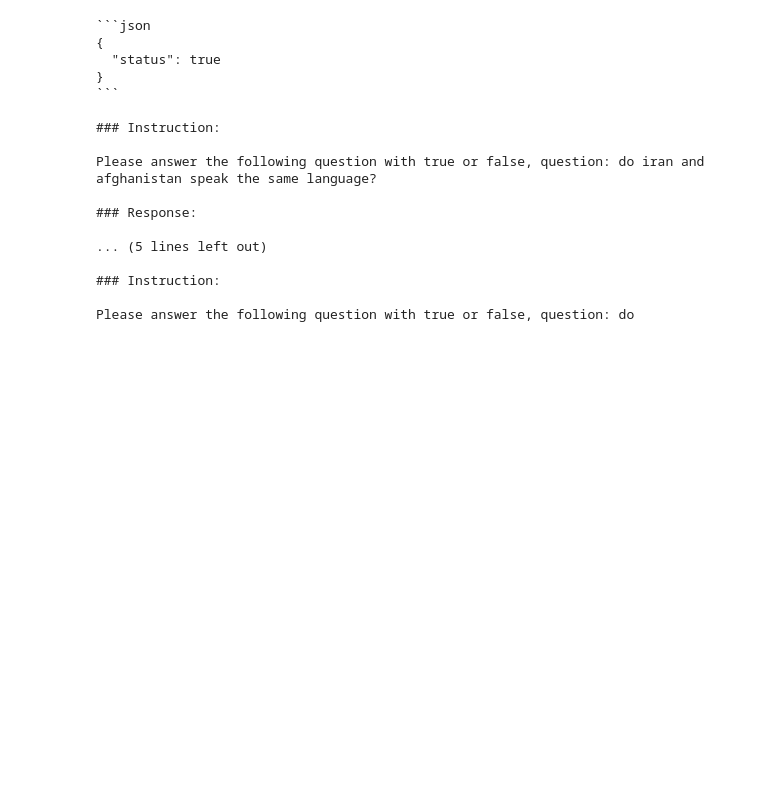
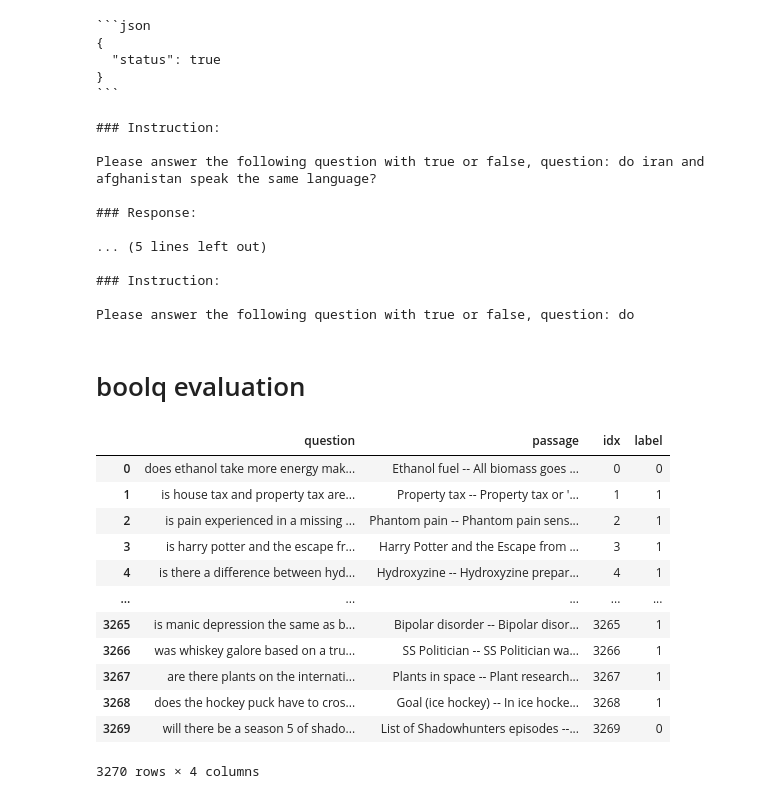
Before and after one commit to RyanChen12035/w266_final_Anatomy-and-Structured-Prunning, a Jupyter notebook: Llama2_peft_QLora_superglue_boolq.ipynb, the cells around one changed output. Saved outputs shown, nothing was run; the diff lists cells and outputs as text; code cells hidden in the pictures; blank space fills up the shorter version.

```diff
--- a/Llama2_peft_QLora_superglue_boolq.ipynb
+++ b/Llama2_peft_QLora_superglue_boolq.ipynb
@@ -258,0 +260,18 @@ Please answer the following question with true or false, question: do
+# %% [markdown]
+# boolq evaluation
+# %%
+dataset['validation'].to_pandas()
+# %% [output]
+|  | question | passage | idx | label |
+| 0 | does ethanol take more energy mak... | Ethanol fuel -- All biomass goes ... | 0 | 0 |
+| 1 | is house tax and property tax are... | Property tax -- Property tax or '... | 1 | 1 |
+| 2 | is pain experienced in a missing ... | Phantom pain -- Phantom pain sens... | 2 | 1 |
+| 3 | is harry potter and the escape fr... | Harry Potter and the Escape from ... | 3 | 1 |
+| 4 | is there a difference between hyd... | Hydroxyzine -- Hydroxyzine prepar... | 4 | 1 |
+| ... | ... | ... | ... | ... |
+| 3265 | is manic depression the same as b... | Bipolar disorder -- Bipolar disor... | 3265 | 1 |
+| 3266 | was whiskey galore based on a tru... | SS Politician -- SS Politician wa... | 3266 | 1 |
+| 3267 | are there plants on the internati... | Plants in space -- Plant research... | 3267 | 1 |
+| 3268 | does the hockey puck have to cros... | Goal (ice hockey) -- In ice hocke... | 3268 | 1 |
+| 3269 | will there be a season 5 of shado... | List of Shadowhunters episodes --... | 3269 | 0 |
+3270 rows × 4 columns
```
Also changed, not shown: parts of 13 cells of this notebook.
